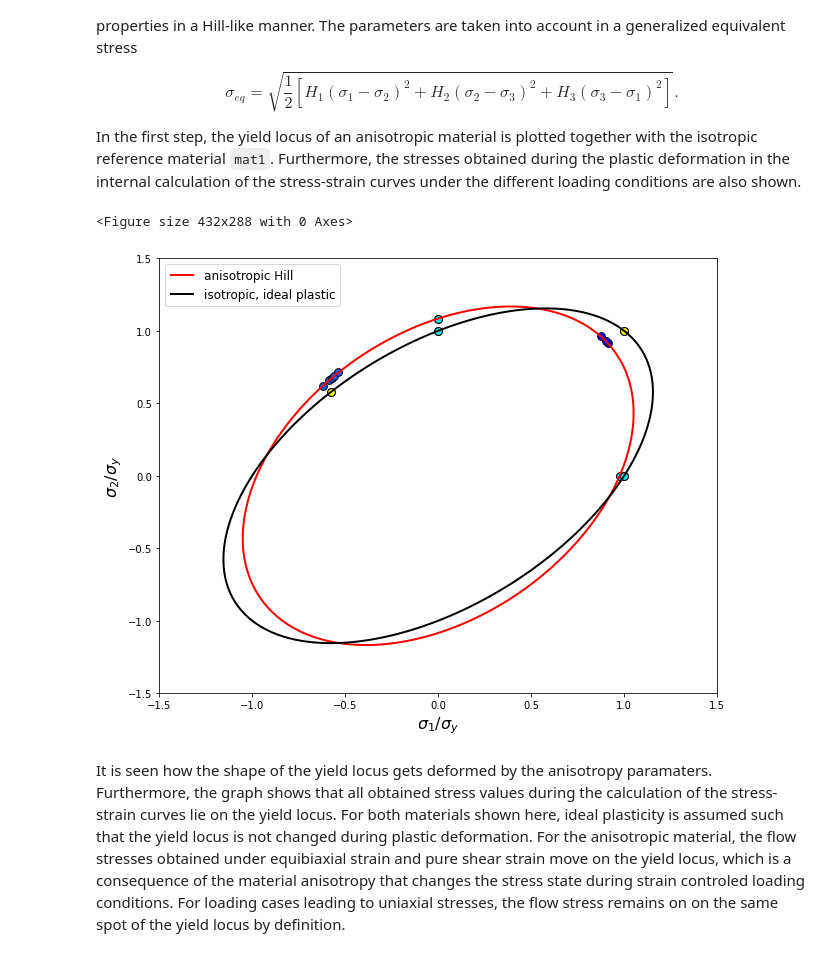
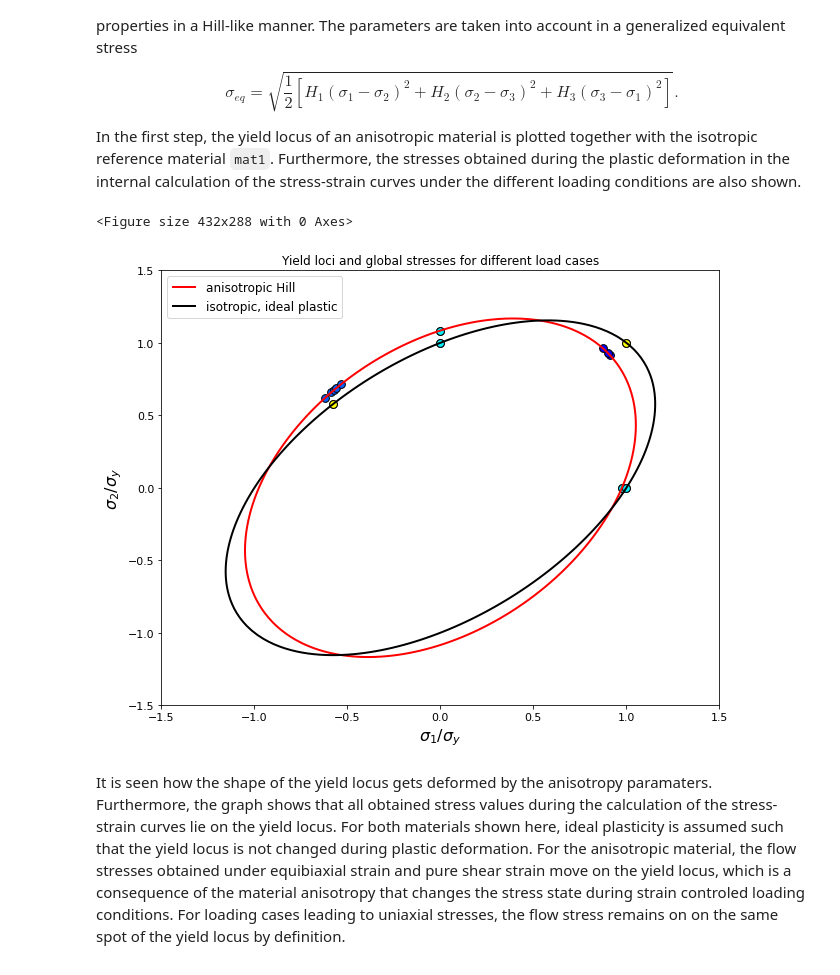
Before and after one commit to AHartmaier/pyLabFEA, a Jupyter notebook: notebooks/pyLabFEA_Plasticity.ipynb, the cells around one changed output. Cells and saved outputs as stored; diff of their text form; code cells hidden in the pictures.

```diff
--- a/notebooks/pyLabFEA_Plasticity.ipynb
+++ b/notebooks/pyLabFEA_Plasticity.ipynb
@@ -244,34 +244,35 @@ In the first step, the yield locus of an anisotropic material is plotted togethe
 # %%
 'Material with anistropic plasticity as described by Hill-parameters'
 mat_an = FE.Material(name='anisotropic Hill')
 mat_an.elasticity(E=E, nu=nu)
 mat_an.plasticity(sy=sy, hill=[0.7,1.,1.4])
 mat_an.calc_properties(eps=0.004, sigeps=True)
 
 'plot yield locus'
 ax = mat_an.plot_yield_locus(xstart=-1.5, xend=1.5, ref_mat=mat1)
 'plot evolution of stresses during loading for anisoptropy ...'
 stx = mat_an.sigeps['stx']['sig'][:,0:2]/mat_an.sy
 sty = mat_an.sigeps['sty']['sig'][:,0:2]/mat_an.sy
 et2 = mat_an.sigeps['et2']['sig'][:,0:2]/mat_an.sy
 ect = mat_an.sigeps['ect']['sig'][:,0:2]/mat_an.sy
 ax.scatter(stx[1:,0],stx[1:,1],s=60, c='#00f0ff', edgecolors='k')
 ax.scatter(sty[1:,0],sty[1:,1],s=60, c='#00f0ff', edgecolors='k')
 ax.scatter(et2[1:,0],et2[1:,1],s=60, c='#0000ff', edgecolors='k')
 ax.scatter(ect[1:,0],ect[1:,1],s=60, c='#0060ff', edgecolors='k')
 '... and for the isotropic material mat1'
 stx = mat1.sigeps['stx']['sig'][:,0:2]/mat1.sy
 sty = mat1.sigeps['sty']['sig'][:,0:2]/mat1.sy
 et2 = mat1.sigeps['et2']['sig'][:,0:2]/mat1.sy
 ect = mat1.sigeps['ect']['sig'][:,0:2]/mat1.sy
 ax.scatter(stx[1:,0],stx[1:,1],s=60, c='#00f0ff', edgecolors='k')
 ax.scatter(sty[1:,0],sty[1:,1],s=60, c='#00f0ff', edgecolors='k')
 ax.scatter(et2[1:,0],et2[1:,1],s=60, c='#ffff00', edgecolors='k')
 ax.scatter(ect[1:,0],ect[1:,1],s=60, c='#ffff00', edgecolors='k')
+ax.set_title('Yield loci and global stresses for different load cases')
 plt.show()
 # %% [output]
 <Figure size 432x288 with 0 Axes>
-[figure, old version]
+[figure, new version]
 # %% [markdown]
 It is seen how the shape of the yield locus gets deformed by the anisotropy paramaters. Furthermore, the graph shows that all obtained stress values during the calculation of the stress-strain curves lie on the yield locus. For both materials shown here, ideal plasticity is assumed such that the yield locus is not changed during plastic deformation. For the anisotropic material, the flow stresses obtained under equibiaxial strain and pure shear strain move on the yield locus, which is a consequence of the material anisotropy that changes the stress state during strain controled loading conditions. For loading cases leading to uniaxial stresses, the flow stress remains on on the same spot of the yield locus by definition.
 
```
Also changed, not shown: parts of 10 cells of this notebook, 18 other files.
